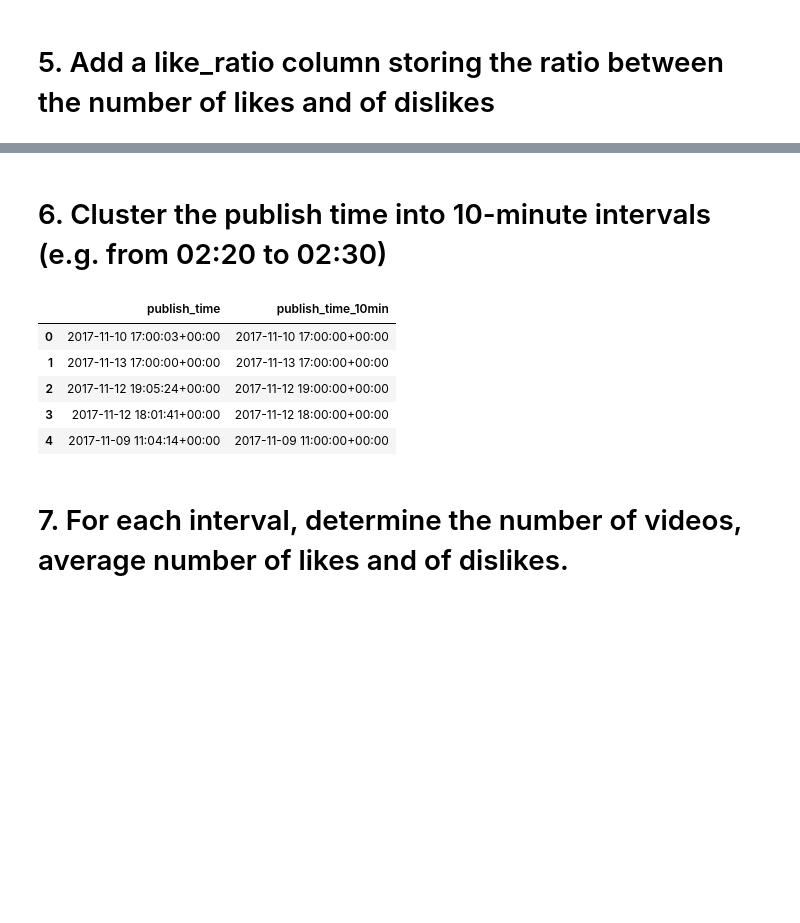
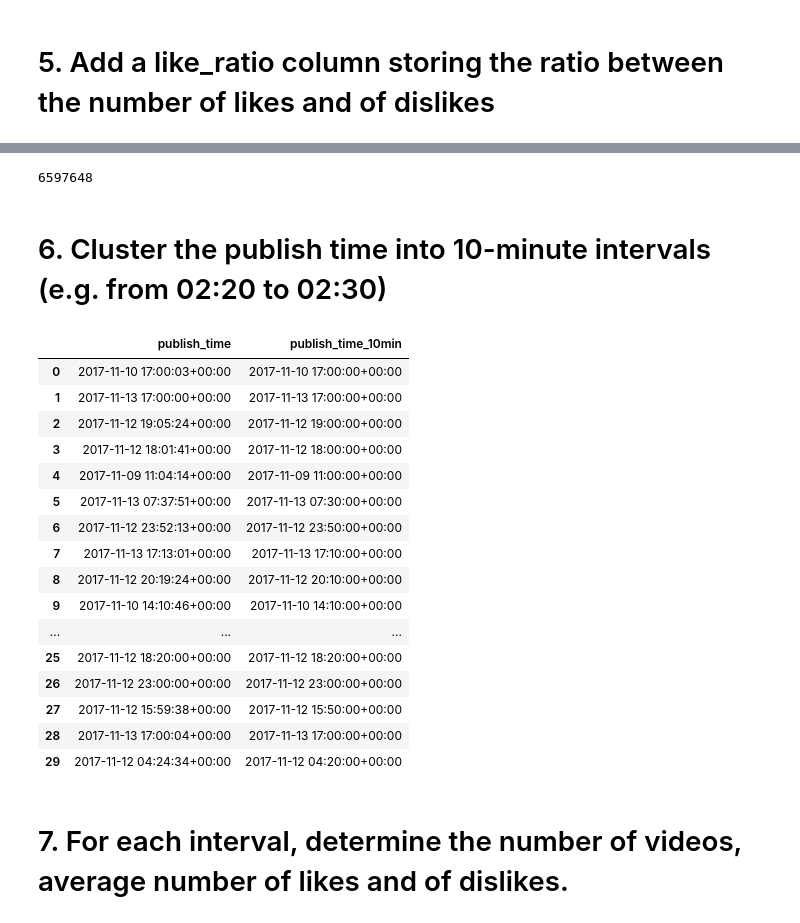
Before and after one commit to Naf-byte/Foundation-Of-Computer-Science, a Jupyter notebook: Notebook/Code File.ipynb, the cells around one changed output, grey strips where cells are left out. Drawn from its saved outputs; the diff is of its cells as text; code cells hidden in the pictures; blank space fills up the shorter version.

```diff
--- a/Notebook/Code File.ipynb
+++ b/Notebook/Code File.ipynb
@@ -168,9 +183,9 @@ channel_views.head()
 # %%
 # Task 4: Find rows to exclude
 excluded = df[
-    (df["comments_disabled"] == True) |
-    (df["ratings_disabled"] == True) |
-    (df["video_error_or_removed"] == True)
+    (df["comments_disabled"] == "TRUE") |
+    (df["ratings_disabled"] == "TRUE") |
+    (df["video_error_or_removed"] == "TRUE")
 ]
 
 # Show how many rows are excluded
@@ -204,0 +244,7 @@ Name: like_ratio, dtype: object
+# %%
+df["likes"] = pd.to_numeric(df["likes"], errors="coerce")
+df["dislikes"] = pd.to_numeric(df["dislikes"], errors="coerce")
+
+df["like_ratio"] = df["likes"] / df["dislikes"].replace(0, pd.NA)
+
+df.head()
@@ -205,20 +258,35 @@ Name: like_ratio, dtype: object
+# %%
+df.size
+# %% [output]
+6597648
 # %% [markdown]
 # 6. Cluster the publish time into 10-minute intervals (e.g. from 02:20 to 02:30)
 # %%
 # Task 6: Convert publish_time to datetime (if not already)
 df["publish_time"] = pd.to_datetime(df["publish_time"], errors="coerce")
 
 # Create 10-minute interval column
 df["publish_time_10min"] = df["publish_time"].dt.floor("10T")
 
-df[["publish_time", "publish_time_10min"]].head()
+df[["publish_time", "publish_time_10min"]].head(30)
 # %% [output]
 |  | publish_time | publish_time_10min |
 | 0 | 2017-11-10 17:00:03+00:00 | 2017-11-10 17:00:00+00:00 |
 | 1 | 2017-11-13 17:00:00+00:00 | 2017-11-13 17:00:00+00:00 |
 | 2 | 2017-11-12 19:05:24+00:00 | 2017-11-12 19:00:00+00:00 |
 | 3 | 2017-11-12 18:01:41+00:00 | 2017-11-12 18:00:00+00:00 |
 | 4 | 2017-11-09 11:04:14+00:00 | 2017-11-09 11:00:00+00:00 |
+| 5 | 2017-11-13 07:37:51+00:00 | 2017-11-13 07:30:00+00:00 |
+| 6 | 2017-11-12 23:52:13+00:00 | 2017-11-12 23:50:00+00:00 |
+| 7 | 2017-11-13 17:13:01+00:00 | 2017-11-13 17:10:00+00:00 |
+| 8 | 2017-11-12 20:19:24+00:00 | 2017-11-12 20:10:00+00:00 |
+| 9 | 2017-11-10 14:10:46+00:00 | 2017-11-10 14:10:00+00:00 |
+| ... | ... | ... |
+| 25 | 2017-11-12 18:20:00+00:00 | 2017-11-12 18:20:00+00:00 |
+| 26 | 2017-11-12 23:00:00+00:00 | 2017-11-12 23:00:00+00:00 |
+| 27 | 2017-11-12 15:59:38+00:00 | 2017-11-12 15:50:00+00:00 |
+| 28 | 2017-11-13 17:00:04+00:00 | 2017-11-13 17:00:00+00:00 |
+| 29 | 2017-11-12 04:24:34+00:00 | 2017-11-12 04:20:00+00:00 |
 # %% [markdown]
 # 7. For each interval, determine the number of videos, average number of likes and of dislikes.
 # %%
```
Also changed, not shown: parts of 15 cells of this notebook.
